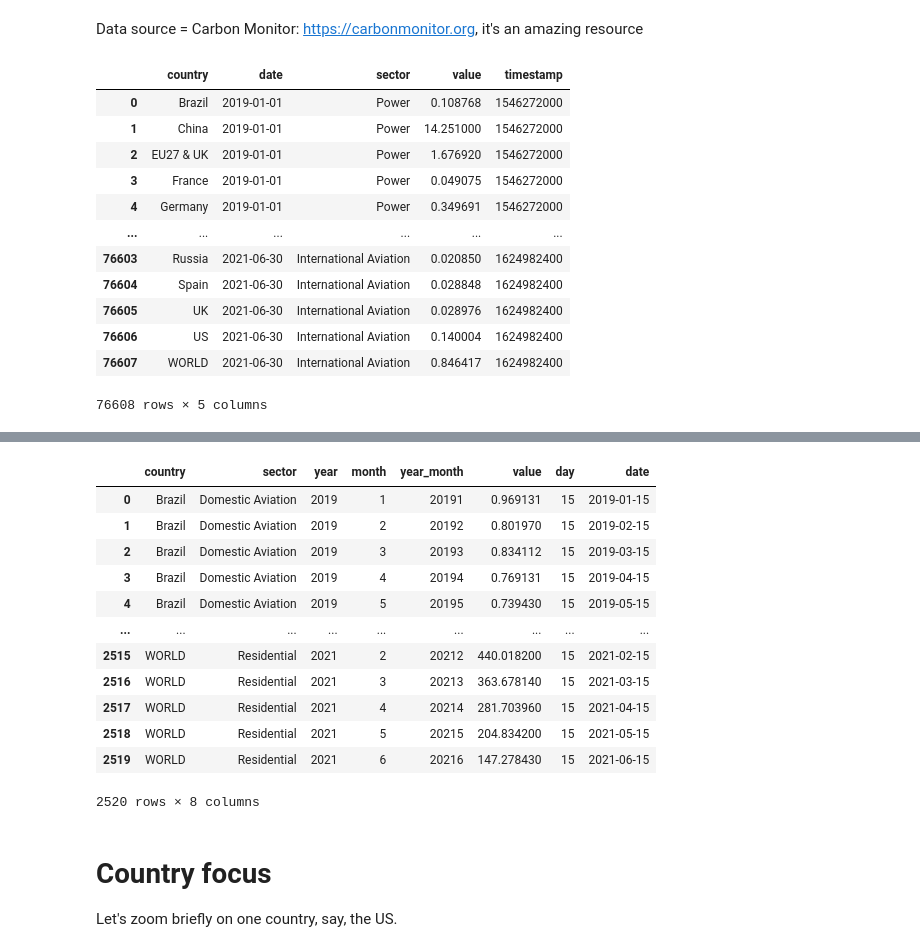
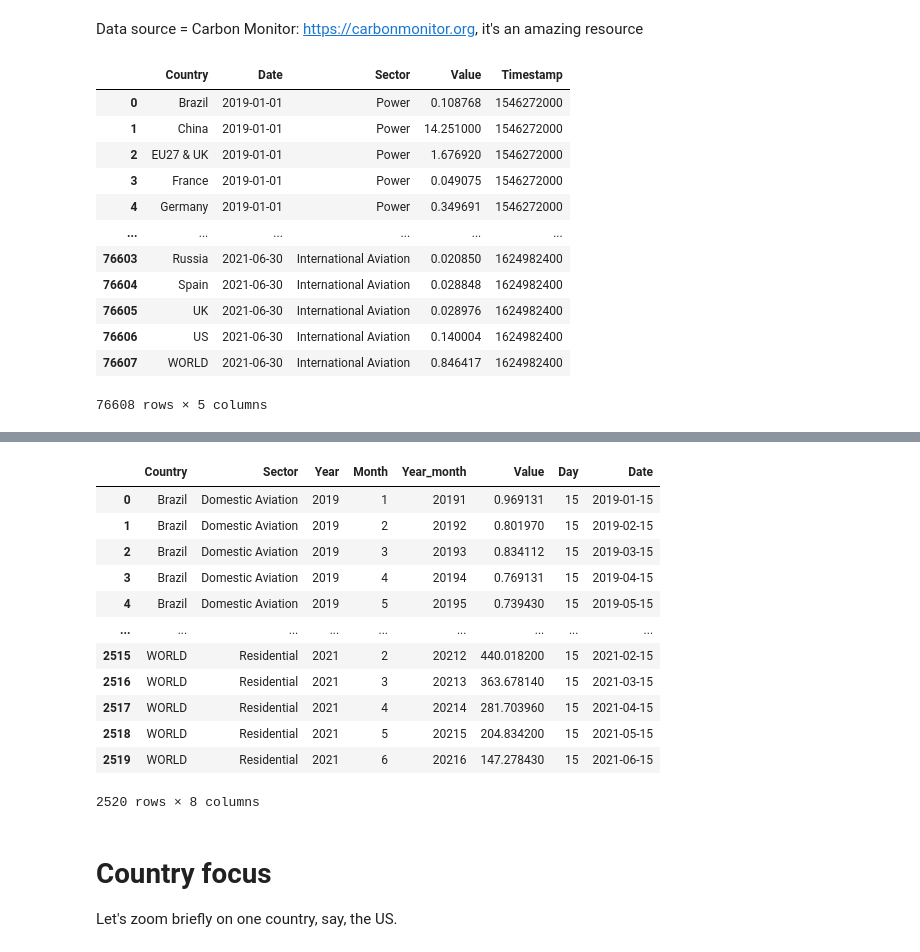
Before and after one commit to shokru/carbon_emissions, a Jupyter notebook: carbon.ipynb, the cells around one changed output, grey strips where cells are left out. Cells and saved outputs as stored; diff of their text form; code cells hidden in the pictures.

```diff
--- a/carbon.ipynb
+++ b/carbon.ipynb
@@ -7,16 +7,22 @@ This notebook analyzes carbon emissions through time, across countries and indus
 # %% [markdown]
 Data source = Carbon Monitor: https://carbonmonitor.org, it's an amazing resource
 # %%
-import pandas as pd          # This library is for data wrangling
-import seaborn as sns        # This is one library for plotting
-import plotly.express as px  # This is another library for plots
+import pandas as pd                      # This library is for data wrangling
+import seaborn as sns                    # This is one library for plotting
+import plotly.express as px              # This is another library for plots
 
 url = 'https://datas.carbonmonitor.org/API/downloadFullDataset.php?source=carbon_global'
 data_carbon = pd.read_csv(url, skiprows = 0)
 data_carbon['date'] = pd.to_datetime(data_carbon['date'],format='%d/%m/%Y') # Correct date format
+# Below, we switch to capital letters for colum names
+data_carbon = data_carbon.rename(columns={'country': 'Country',
+                                          'date': 'Date',
+                                          'sector': 'Sector',
+                                          'value': 'Value',
+                                          'timestamp': 'Timestamp'})
 data_carbon
 # %% [output]
-|  | country | date | sector | value | timestamp |
+|  | Country | Date | Sector | Value | Timestamp |
 | 0 | Brazil | 2019-01-01 | Power | 0.108768 | 1546272000 |
 | 1 | China | 2019-01-01 | Power | 14.251000 | 1546272000 |
 | 2 | EU27 & UK | 2019-01-01 | Power | 1.676920 | 1546272000 |
@@ -34,18 +40,18 @@ This data is sampled at the daily frequency: that's a lot!
 Let us aggregate the values into monthly emissions.
 This can be done with pivot tables.
 # %%
-data_carbon['year'] = pd.DatetimeIndex(data_carbon['date']).year    # First add year
-data_carbon['month'] = pd.DatetimeIndex(data_carbon['date']).month  # & add month
-data_carbon['year_month'] = data_carbon['year'].astype(str).str.cat(data_carbon['month'].astype(str))
+data_carbon['Year'] = pd.DatetimeIndex(data_carbon['Date']).year    # First add year
+data_carbon['Month'] = pd.DatetimeIndex(data_carbon['Date']).month  # & add month
+data_carbon['Year_month'] = data_carbon['Year'].astype(str).str.cat(data_carbon['Month'].astype(str))
 
-data_m = data_carbon.pivot_table(values=['value'],
+data_m = data_carbon.pivot_table(values=['Value'],
                                  aggfunc='sum',
-                                 index=['country', 'sector', 'year', 'month', 'year_month']).reset_index()
-data_m['day'] = 15                                                  # Say, middle of the month..
-data_m['date'] = pd.to_datetime(data_m[['year', 'month', 'day']])
+                                 index=['Country', 'Sector', 'Year', 'Month', 'Year_month']).reset_index()
+data_m['Day'] = 15                                                  # Say, middle of the month..
+data_m['Date'] = pd.to_datetime(data_m[['Year', 'Month', 'Day']])
 data_m
 # %% [output]
-|  | country | sector | year | month | year_month | value | day | date |
+|  | Country | Sector | Year | Month | Year_month | Value | Day | Date |
 | 0 | Brazil | Domestic Aviation | 2019 | 1 | 20191 | 0.969131 | 15 | 2019-01-15 |
 | 1 | Brazil | Domestic Aviation | 2019 | 2 | 20192 | 0.801970 | 15 | 2019-02-15 |
 | 2 | Brazil | Domestic Aviation | 2019 | 3 | 20193 | 0.834112 | 15 | 2019-03-15 |
```
Also changed, not shown: parts of 12 cells of this notebook.
